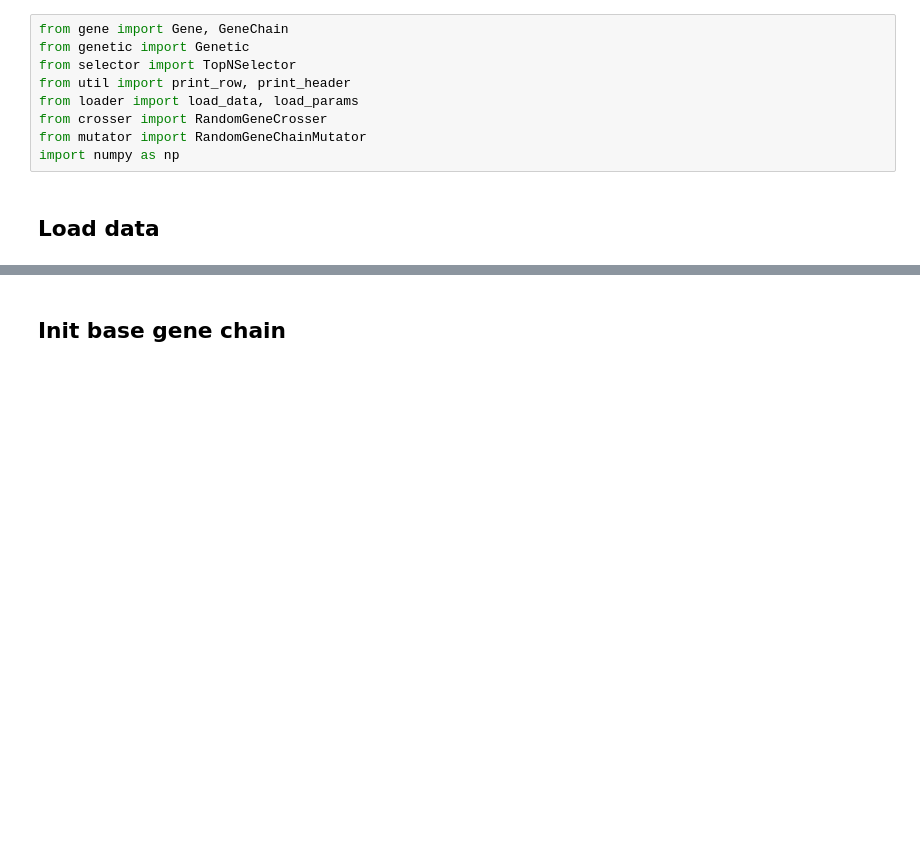
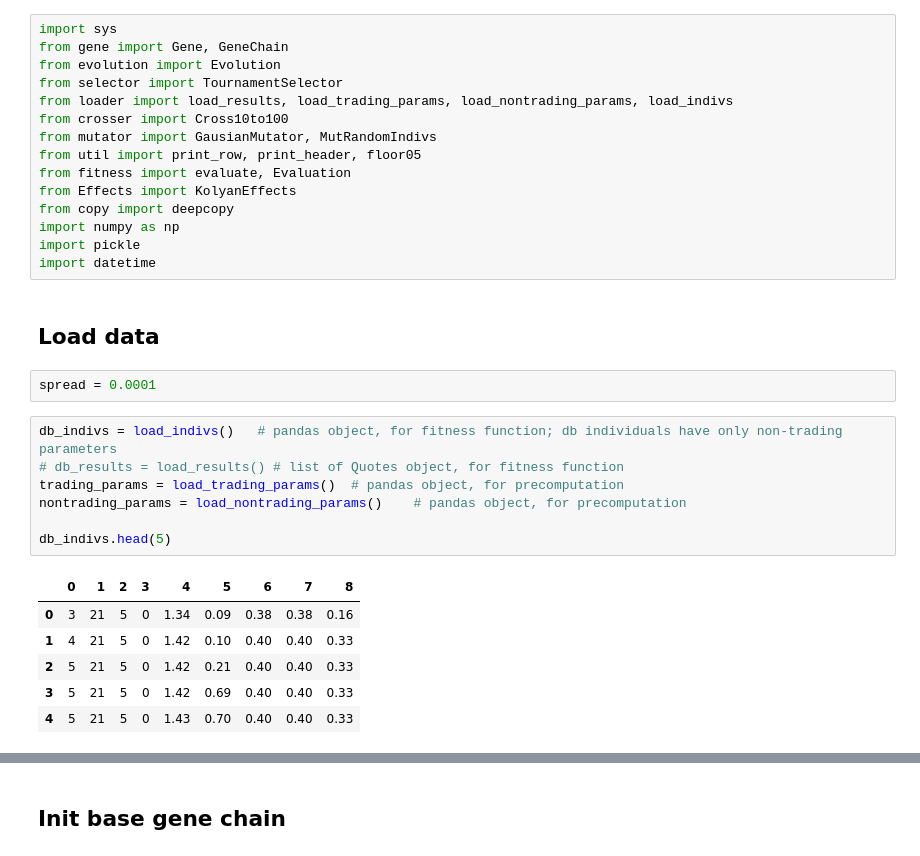
Before and after one commit to dn1eper/genetic-trading, a Jupyter notebook: Main.ipynb, the cells around one changed output, grey strips where cells are left out. Saved outputs shown, nothing was run; the diff lists cells and outputs as text; blank space fills up the shorter version.

```diff
--- a/Main.ipynb
+++ b/Main.ipynb
@@ -1,12 +1,34 @@
 # %%
+import sys
 from gene import Gene, GeneChain
-from genetic import Genetic
-from selector import TopNSelector
-from util import print_row, print_header
-from loader import load_data, load_params
-from crosser import RandomGeneCrosser
-from mutator import RandomGeneChainMutator
+from evolution import Evolution
+from selector import TournamentSelector
+from loader import load_results, load_trading_params, load_nontrading_params, load_indivs
+from crosser import Cross10to100
+from mutator import GausianMutator, MutRandomIndivs
+from util import print_row, print_header, floor05
+from fitness import evaluate, Evaluation
+from Effects import KolyanEffects
+from copy import deepcopy
 import numpy as np
+import pickle
+import datetime
 # %% [markdown]
 ## Load data
+# %%
+spread = 0.0001
+# %%
+db_indivs = load_indivs()   # pandas object, for fitness function; db individuals have only non-trading parameters
+# db_results = load_results() # list of Quotes object, for fitness function
+trading_params = load_trading_params()  # pandas object, for precomputation
+nontrading_params = load_nontrading_params()    # pandas object, for precomputation
+
+db_indivs.head(5)
+# %% [output]
+|  | 0 | 1 | 2 | 3 | 4 | 5 | 6 | 7 | 8 |
+| 0 | 3 | 21 | 5 | 0 | 1.34 | 0.09 | 0.38 | 0.38 | 0.16 |
+| 1 | 4 | 21 | 5 | 0 | 1.42 | 0.10 | 0.40 | 0.40 | 0.33 |
+| 2 | 5 | 21 | 5 | 0 | 1.42 | 0.21 | 0.40 | 0.40 | 0.33 |
+| 3 | 5 | 21 | 5 | 0 | 1.42 | 0.69 | 0.40 | 0.40 | 0.33 |
+| 4 | 5 | 21 | 5 | 0 | 1.43 | 0.70 | 0.40 | 0.40 | 0.33 |
 # %%
```
Also changed, not shown: parts of 11 cells of this notebook, 13 other files.
